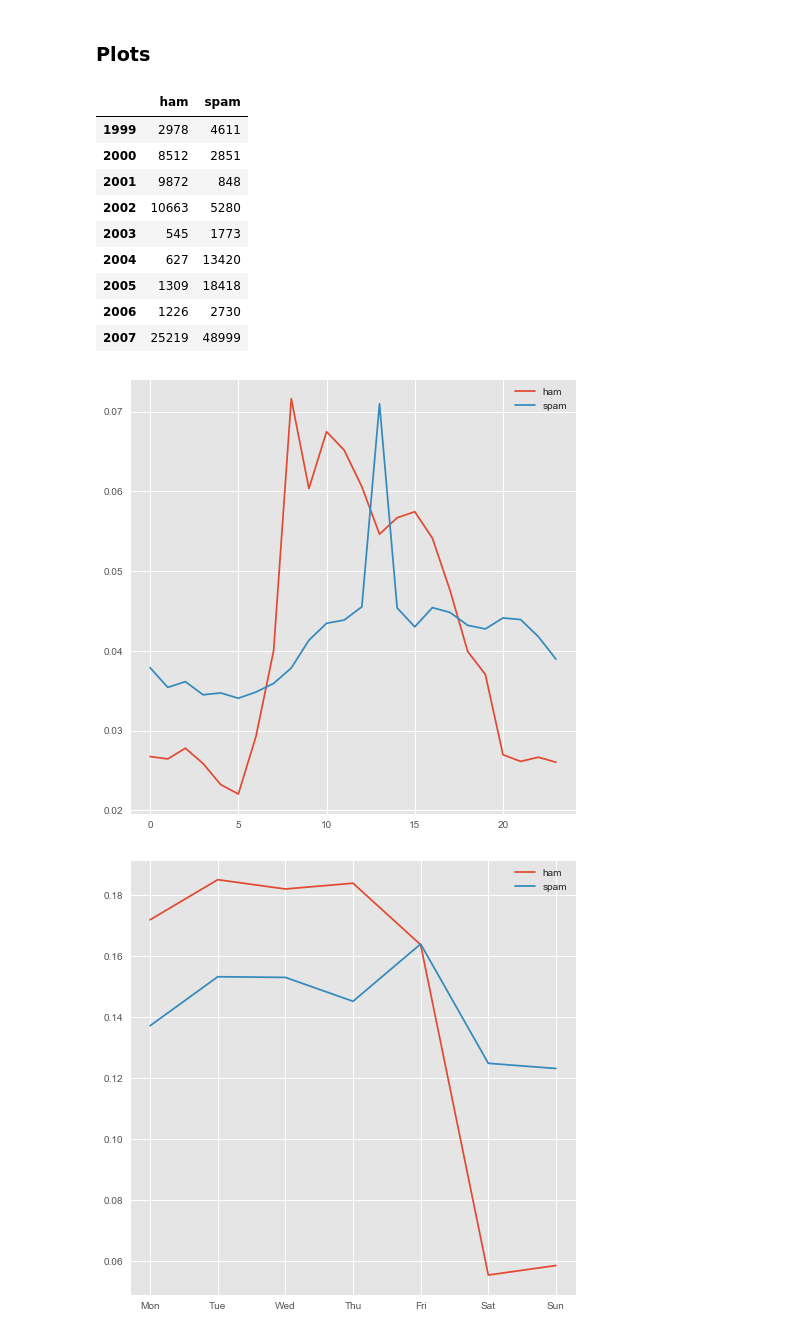
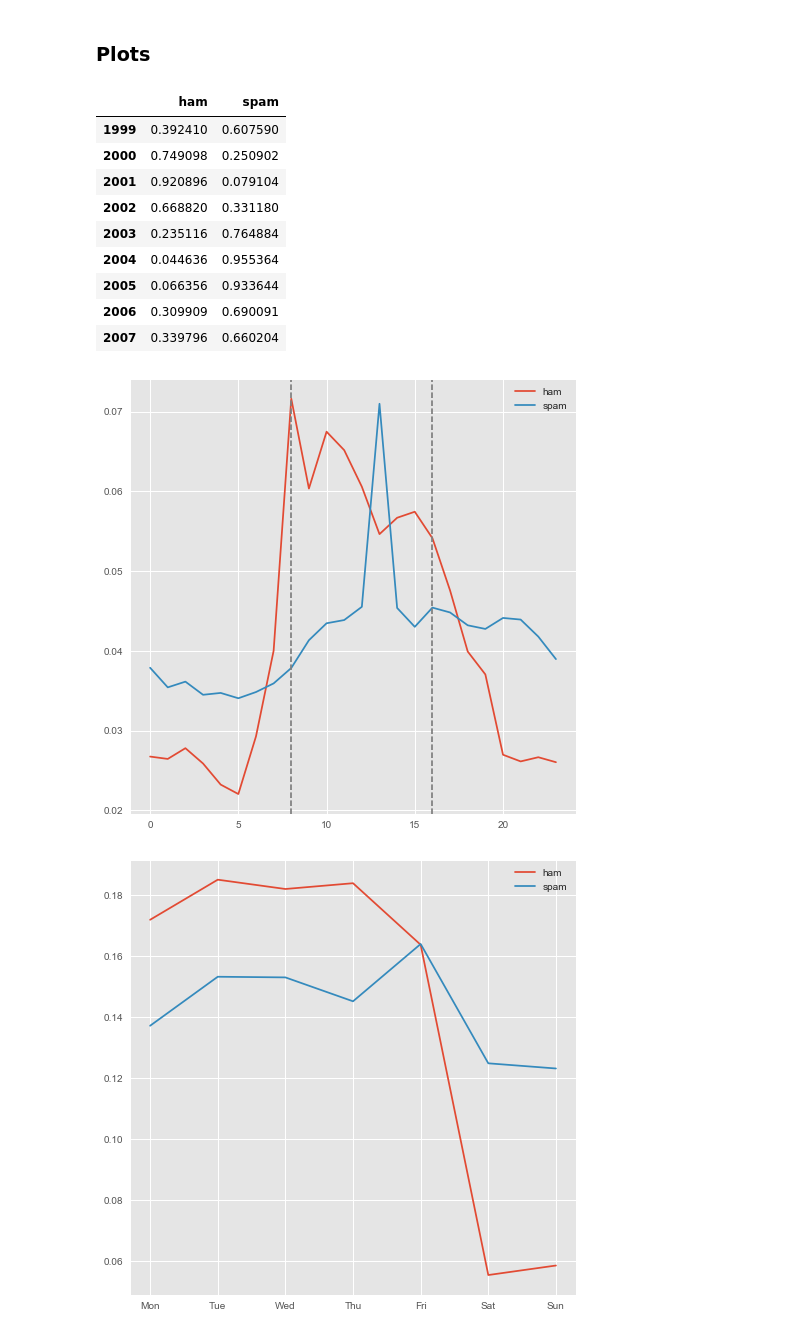
Before and after one commit to aenni0409/208-final-project-kapa, a Jupyter notebook: STA208_Project_Anita_Analysis.ipynb, the cells around one changed output. Cells and saved outputs as stored; diff of their text form; code cells hidden in the pictures.

```diff
--- a/STA208_Project_Anita_Analysis.ipynb
+++ b/STA208_Project_Anita_Analysis.ipynb
@@ -41,36 +43,43 @@ year_count = []
 for i in ['1999','2000','2001','2002','2003','2004','2005','2006','2007']:
           c=collections.Counter(data[data['Year']==i]['Classification'])
           year_count.append(c)
-pd.DataFrame(year_count,index=['1999','2000','2001','2002','2003','2004','2005','2006','2007'])
+year_count = pd.DataFrame(year_count,index=['1999','2000','2001','2002','2003','2004','2005','2006','2007'])
+
+year_rate = pd.DataFrame({'ham' : year_count['ham']/year_count.sum(axis=1),
+                          'spam' : 1- year_count['ham']/year_count.sum(axis=1)})
+
+year_rate
 # %% [output]
 |  | ham | spam |
-| 1999 | 2978 | 4611 |
-| 2000 | 8512 | 2851 |
-| 2001 | 9872 | 848 |
-| 2002 | 10663 | 5280 |
-| 2003 | 545 | 1773 |
-| 2004 | 627 | 13420 |
-| 2005 | 1309 | 18418 |
-| 2006 | 1226 | 2730 |
-| 2007 | 25219 | 48999 |
+| 1999 | 0.392410 | 0.607590 |
+| 2000 | 0.749098 | 0.250902 |
+| 2001 | 0.920896 | 0.079104 |
+| 2002 | 0.668820 | 0.331180 |
+| 2003 | 0.235116 | 0.764884 |
+| 2004 | 0.044636 | 0.955364 |
+| 2005 | 0.066356 | 0.933644 |
+| 2006 | 0.309909 | 0.690091 |
+| 2007 | 0.339796 | 0.660204 |
 # %%
 hour_count = []
 hour  = ['00','01','02','03','04','05','06','07','08','09','10','11',
          '12','13','14','15','16','17','18','19','20','21','22','23']
 for i in hour :
           c=collections.Counter(data[data['Hour']==i]['Classification'])
           hour_count.append(c)
 hour_count = pd.DataFrame(hour_count,index=hour)
 
 
 
 fig = plt.figure(figsize=[8,8])
 line1, = plt.plot(hour_count['ham']/sum(hour_count['ham']), label='ham')
 line2, = plt.plot(hour_count['spam']/sum(hour_count['spam']), label='spam')
+plt.axvline(x=8,c='gray',linestyle='dashed')
+plt.axvline(x=16,c='gray',linestyle='dashed')
 plt.legend()
 plt.show()
 # %% [output]
-[figure, old version]
+[figure, new version]
 # %%
 wd_count = []
 wd  = ['Mon','Tue','Wed','Thu','Fri','Sat','Sun']
```
Also changed, not shown: parts of 29 cells of this notebook.
